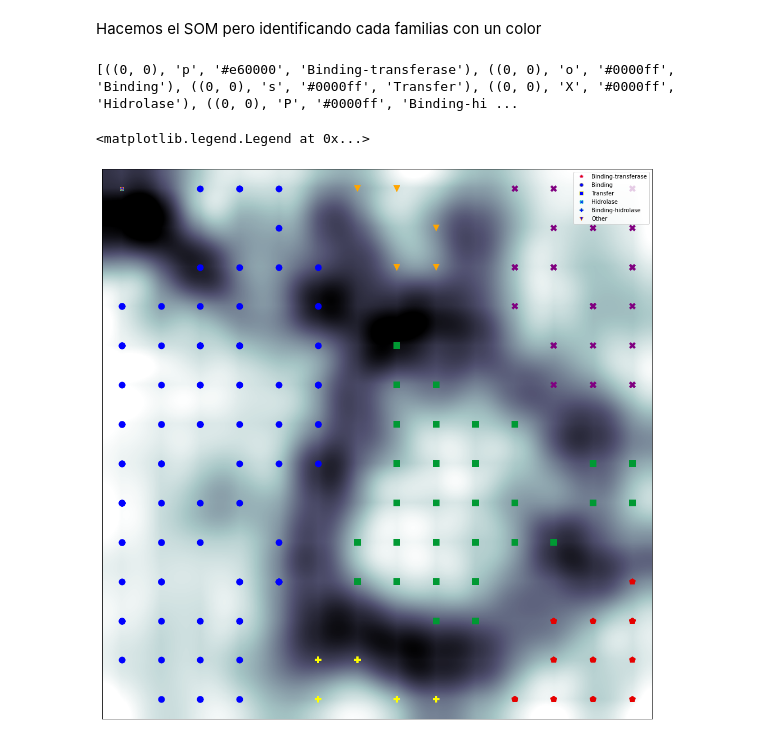
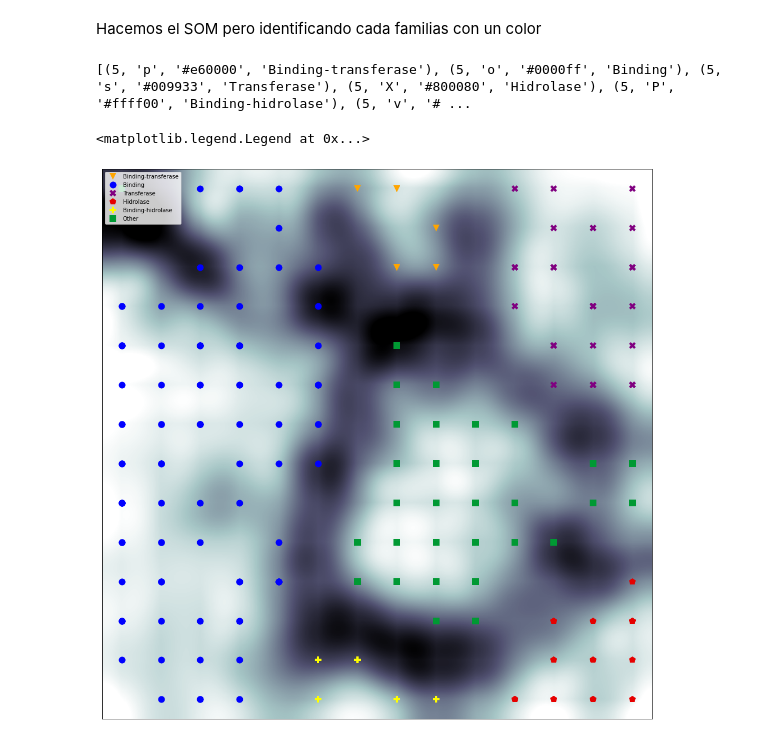
Before and after one commit to sergiohzlz/som_ontologias, a Jupyter notebook: som ontologias.ipynb, the cells around one changed output. Cells and saved outputs as stored; diff of their text form; code cells hidden in the pictures.

```diff
--- a/som ontologias.ipynb
+++ b/som ontologias.ipynb
@@ -484,18 +484,24 @@ Hacemos el SOM pero identificando cada familias con un color
 ##Más amarillo = BInding-hidrolase ontologies
 ##Cuadrado verde = other ontologies
 
-seleccion = [ ('o', '#0000ff'), #circulo azul
-              ('s', '#009933'), #cuadrado verde
-              ('p', '#e60000'), #mas rojo
-              ('X', '#800080'), #X morado
-              ('P', '#ffff00'), #triangulo purpura
-              ('v', '#ffa500')  #triangulo invertido naranga
+seleccion = [ ('o', '#0000ff'), #circulo azul                - binding
+              ('s', '#009933'), #cuadrado verde              - other
+              ('p', '#e60000'), #pentagono rojo              - hidrolase
+              ('X', '#800080'), #X morado                    - transferase
+              ('P', '#ffff00'), #triangulo purpura           - binding hidrolase
+              ('v', '#ffa500')  #triangulo invertido naranga - binding transferase
 
 ]
 
 marcadores = [x[0] for x in seleccion]
 colores    = [x[1] for x in seleccion]
-textos     = ["Binding", "Transfer", "Binding-transferase", "Hidrolase", "Binding-hidrolase", "Other"]
+textos     = ["Binding", "Transferase", "Binding-transferase", "Hidrolase", "Binding-hidrolase", "Other"]
+text_d     = {'Binding'            : ('o', '#0000ff'),
+              'Transferase'        : ('X', '#800080'),
+              'Binding-transferase': ('v', '#ffa500'),
+              'Hidrolase'          : ('p', '#e60000'),
+              'Other'              : ('s', '#009933'),
+              'Binding-hidrolase'  : ('P', '#ffff00')}
 
 fig, axn = plt.subplots(1,1, figsize=(18,18))
 
@@ -504,36 +510,39 @@ plt.xticks([])
 plt.yticks([])
 
 for ix,d in enumerate(datos):
     w = som.winner(d)
     plt.plot(w[0], w[1],
              marcadores[cl[ix]],
              markerfacecolor=colores[cl[ix]],
              markeredgewidth=0.0,
              markersize=12)
 
 #ponemos etiquetas
+
 L = []
 for ix,d in enumerate(datos):
     try:
         if(textos[cl[ix]] != ''):
-            c = (0,0)
             mark = marcadores[cl[ix]]
             fccl = colores[cl[ix]]
             lbl  = textos[cl[ix]]
             del(textos[cl[ix]])
             del(marcadores[cl[ix]])
+            del(colores[cl[ix]])
             L.append((c, mark, fccl, lbl))
         else:
             print("No")
     except:
         pass
 
 for v in L:
-    plt.plot(v[0][0], v[0][1], v[1], markerfacecolor=v[2],
-             label=v[3])
+    texto = v[3]
+    markd = text_d[texto][0]
+    color = text_d[texto][1]
+    plt.plot(0, 0, markd, markerfacecolor=color, label=texto, markeredgewidth=0, markersize=12)
 print(L)
-plt.legend()
+plt.legend(loc='upper left')
 # %% [output]
-[((0, 0), 'p', '#e60000', 'Binding-transferase'), ((0, 0), 'o', '#0000ff', 'Binding'), ((0, 0), 's', '#0000ff', 'Transfer'), ((0, 0), 'X', '#0000ff', 'Hidrolase'), ((0, 0), 'P', '#0000ff', 'Binding-hi ...
+[(5, 'p', '#e60000', 'Binding-transferase'), (5, 'o', '#0000ff', 'Binding'), (5, 's', '#009933', 'Transferase'), (5, 'X', '#800080', 'Hidrolase'), (5, 'P', '#ffff00', 'Binding-hidrolase'), (5, 'v', '# ...
 <matplotlib.legend.Legend at 0x...>
-[figure, old version]
+[figure, new version]
```
Also changed, not shown: parts of 5 cells of this notebook, 1 other file.
